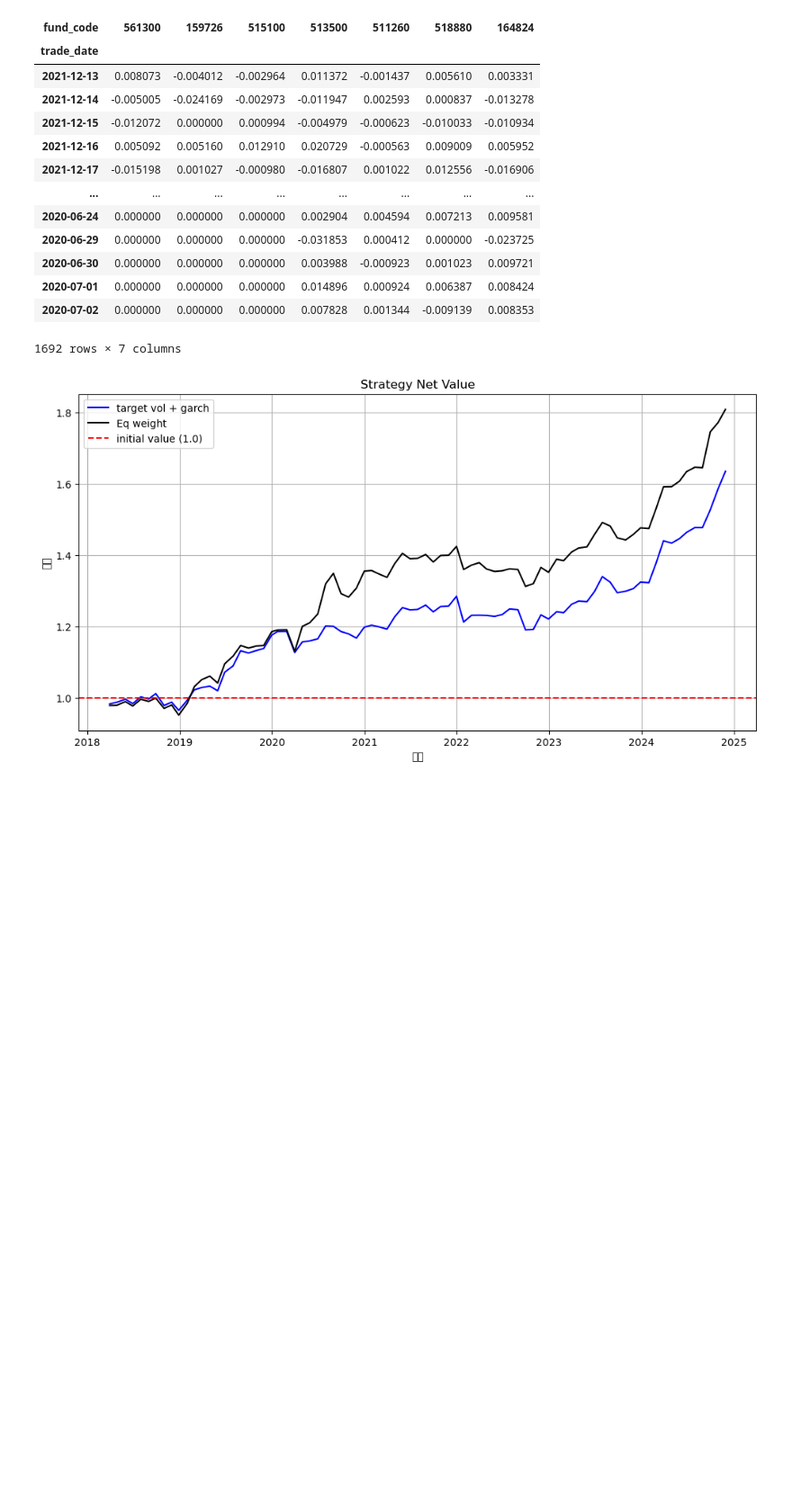
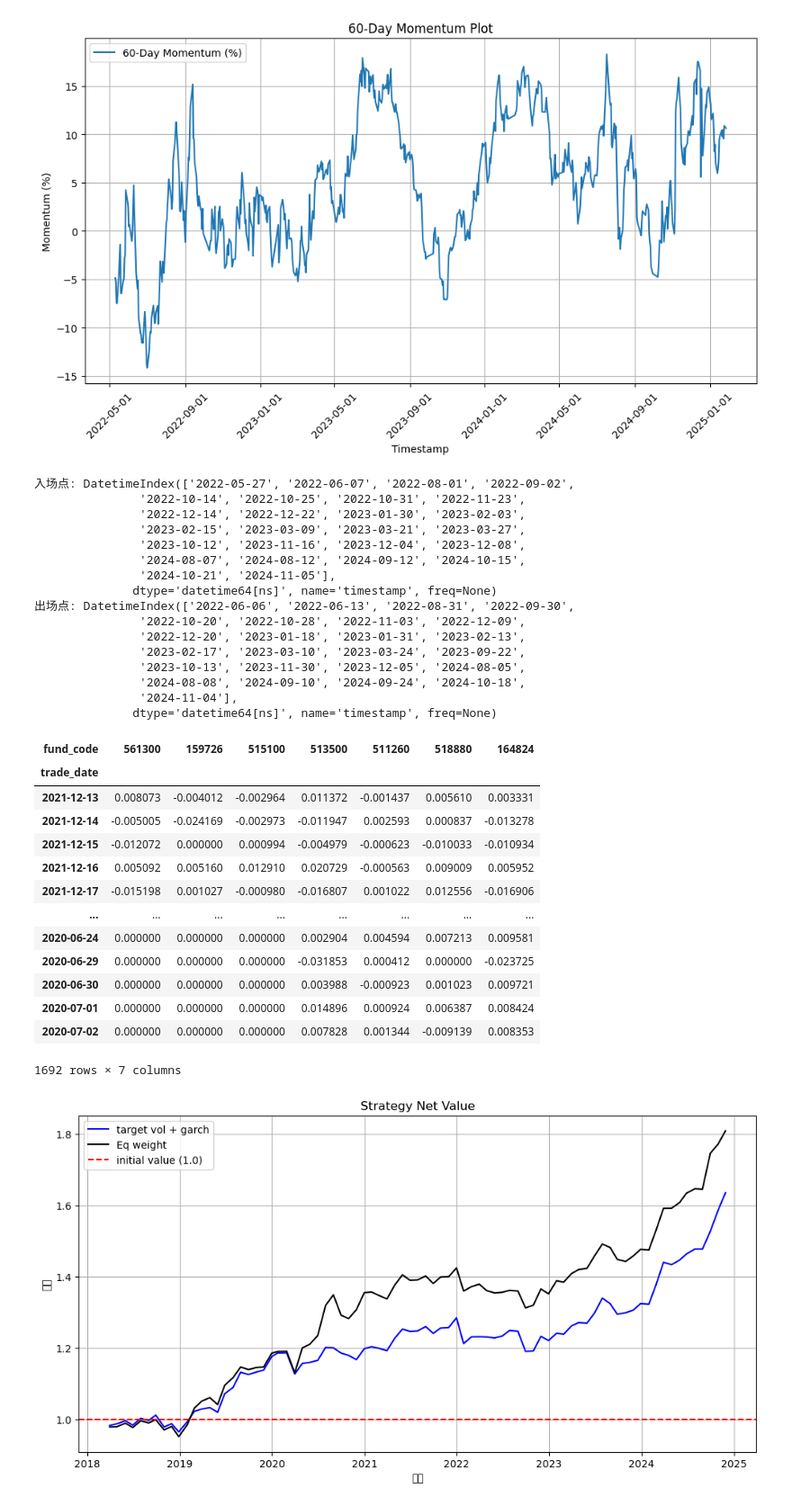
Before and after one commit to le0l1/quant-store, a Jupyter notebook: cvar.ipynb, the cells around one changed output. Shown: that part at 90% size. Drawn from its saved outputs; the diff is of its cells as text; code cells hidden in the pictures; blank space fills up the shorter version.

```diff
--- a/cvar.ipynb
+++ b/cvar.ipynb
@@ -1,3 +1,68 @@
+# %%
+import pandas as pd
+import matplotlib.pyplot as plt
+
+# Assuming df is loaded and timestamp is the index
+# Calculate 60-day momentum: (close - close_60_days_ago) / close_60_days_ago * 100
+df = pd.read_csv('etf.csv')
+df.set_index('timestamp', inplace=True)
+df['momentum_60'] = df['close'].pct_change(periods=60) * 100
+
+# Ensure the index is in datetime format
+df.index = pd.to_datetime(df.index)
+
+# Plotting
+plt.figure(figsize=(10, 6))
+plt.plot(df.index, df['momentum_60'], label='60-Day Momentum (%)')
+plt.xlabel('Timestamp')
+plt.ylabel('Momentum (%)')
+plt.title('60-Day Momentum Plot')
+plt.legend()
+plt.grid(True)
+plt.xticks(rotation=45)
+plt.tight_layout()
+
+# Format x-axis as dates
+plt.gca().xaxis.set_major_formatter(plt.matplotlib.dates.DateFormatter('%Y-%m-%d'))
+
+plt.show()
+
+df.dropna(inplace=True)
+# Create signal for positive momentum, handling NaN
+df['positive_momentum'] = df['momentum_60'] > 0  # True if momentum > 0, False if <= 0 or NaN
+
+# Detect transitions
+# Entry: positive_momentum becomes True (False/NaN -> True)
+# Exit: positive_momentum becomes False (True -> False/NaN)
+df['prev_positive'] = df['positive_momentum'].shift(1).fillna(False)  # Previous state, NaN -> False
+df['entry'] = df['positive_momentum'] & ~df['prev_positive']  # False -> True
+df['exit'] = ~df['positive_momentum'] & df['prev_positive']   # True -> False
+
+# Extract entry and exit points
+entry_points = df[df['entry']].index
+exit_points = df[df['exit']].index
+
+print(f"入场点: {entry_points}")
+print(f"出场点: {exit_points}")
+df.to_csv('signal.csv')
+# %% [output]
+[figure, added]
+入场点: DatetimeIndex(['2022-05-27', '2022-06-07', '2022-08-01', '2022-09-02',
+               '2022-10-14', '2022-10-25', '2022-10-31', '2022-11-23',
+               '2022-12-14', '2022-12-22', '2023-01-30', '2023-02-03',
+               '2023-02-15', '2023-03-09', '2023-03-21', '2023-03-27',
+               '2023-10-12', '2023-11-16', '2023-12-04', '2023-12-08',
+               '2024-08-07', '2024-08-12', '2024-09-12', '2024-10-15',
+               '2024-10-21', '2024-11-05'],
+              dtype='datetime64[ns]', name='timestamp', freq=None)
+出场点: DatetimeIndex(['2022-06-06', '2022-06-13', '2022-08-31', '2022-09-30',
+               '2022-10-20', '2022-10-28', '2022-11-03', '2022-12-09',
+               '2022-12-20', '2023-01-18', '2023-01-31', '2023-02-13',
+               '2023-02-17', '2023-03-10', '2023-03-24', '2023-09-22',
+               '2023-10-13', '2023-11-30', '2023-12-05', '2024-08-05',
+               '2024-08-08', '2024-09-10', '2024-09-24', '2024-10-18',
+               '2024-11-04'],
+              dtype='datetime64[ns]', name='timestamp', freq=None)
 # %%
 import pandas as pd
 import adata
```
Also changed, not shown: 4 other files.
